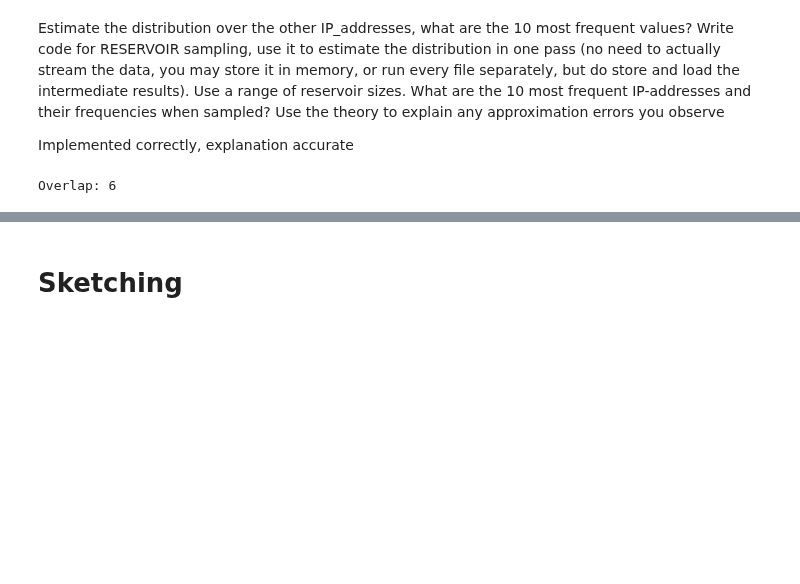
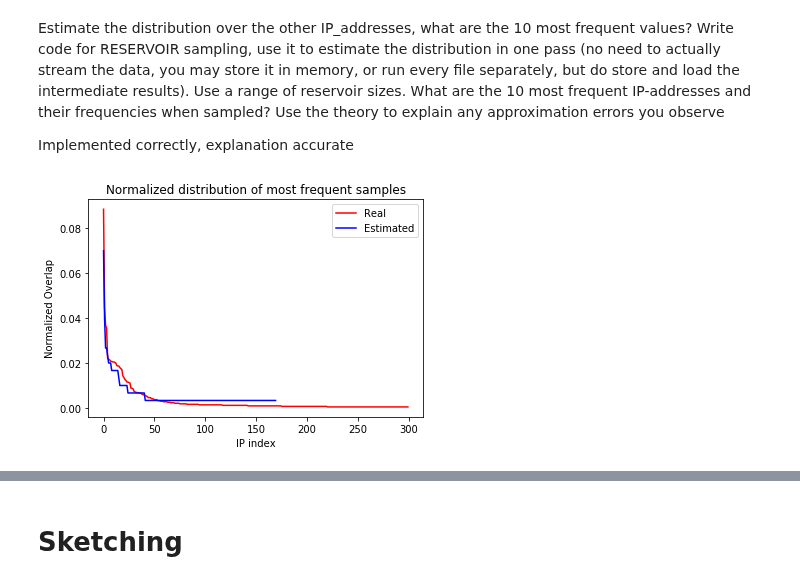
Before and after one commit to R-Graafmans/CDA_CS4035, a Jupyter notebook: Assignment3/streaming.ipynb, the cells around one changed output, grey strips where cells are left out. Drawn from its saved outputs; the diff is of its cells as text; code cells hidden in the pictures; blank space fills up the shorter version.

```diff
--- a/Assignment3/streaming.ipynb
+++ b/Assignment3/streaming.ipynb
@@ -11,7 +12,7 @@ import seaborn as sns
 # %% [markdown]
 # Import data
 # %%
-raw_data6 = pd.read_csv('data/scenario6.labeled', delimiter='\s+')
+raw_data6 = pd.read_csv('data/scenario6.labeled', delimiter='\s+', low_memory=False)
 # raw_data10 = pd.read_csv('data/scenario10.labeled', delimiter='\s+')
 # %%
 def parse_data(raw):
@@ -86,7 +87,6 @@ Implemented correctly, explanation accurate
 def random_replace(sample, ip):
     r = random.randint(0, len(sample) - 1)
     sample[r] = ip
-
 
 # reservoir_sample performs reservoir sampling on the stream
 def reservoir_sample(stream, reservoir_size):
@@ -105,7 +105,6 @@ def reservoir_sample(stream, reservoir_size):
                 random_replace(sample, ip)
     return sample
 
-
 # aggregate counts the occurences per IP
 def aggregate(ips, return_n_best=None):
     counts = {}
@@ -119,7 +118,6 @@ def aggregate(ips, return_n_best=None):
         counts = counts.items()
         return sorted(counts, key=itemgetter(1), reverse=True)[:return_n_best]
 
-
 # overlap computes the number of elements which are estimated 'correctly'
 def overlap(real, estimate):
     real = set([ip for (ip, _) in real])
@@ -129,19 +127,34 @@ def overlap(real, estimate):
         if e in real:
             count +=1
     return count
+
+# Create a largest-first distribution from the number of occurences per IP
+def distribution_from_counts_dict(d: dict):
+    counts_list = [v for v in d.values()]
+    return sorted(counts_list, reverse=True)
-# %%
-best_n = 10
-
-# Real distribution
-real = aggregate(from_infected, best_n)
-# print(f'Reality {best_n} most frequent: {real}')
-
-reservoir_size = 300
-sample = reservoir_sample(from_infected, reservoir_size)
-estimated = aggregate(sample, best_n)
-# print(f'Estimated {best_n} most frequent: {estimated}')
-
-ip_overlap = overlap(real, estimated)
-print(f'Overlap: {ip_overlap}')
-# %% [output]
-Overlap: 6
+# %%
+reservoir_size = 300
+
+# Real distribution
+real = aggregate(from_infected)
+real_distribution = distribution_from_counts_dict(real)[:reservoir_size]
+real_total = sum(real_distribution)
+# After 400, only 1 connection
+real_normalized = [e/real_total for e in real_distribution]
+
+sample = reservoir_sample(from_infected, reservoir_size)
+estimated = aggregate(sample)
+estimated_distribution = distribution_from_counts_dict(estimated)
+estimated_total = sum(estimated_distribution)
+estimated_normalized = [e/estimated_total for e in estimated_distribution]
+
+plt.figure()
+plt.plot(real_normalized, label='Real', color='red')
+plt.plot(estimated_normalized , label='Estimated', color='blue')
+plt.xlabel('IP index')
+plt.ylabel('Normalized Overlap')
+plt.title('Normalized distribution of most frequent samples')
+plt.legend()
+plt.show()
+# %% [output]
+[figure, added]
```
Also changed, not shown: parts of 5 cells of this notebook, 2 other files.
